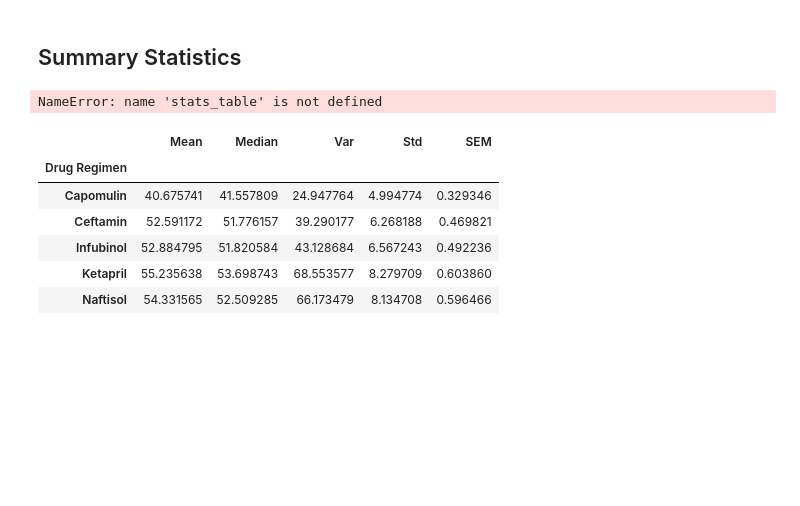
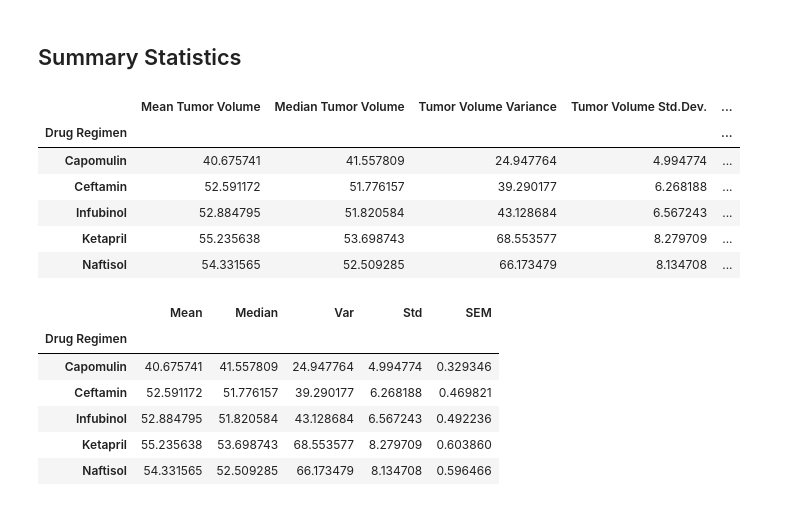
Before and after one commit to Dference/Pymaceuticals, a Jupyter notebook: pymaceuticals_challenge.ipynb, the cells around one changed output. Saved outputs shown, nothing was run; the diff lists cells and outputs as text; code cells hidden in the pictures; blank space fills up the shorter version.

```diff
--- a/pymaceuticals_challenge.ipynb
+++ b/pymaceuticals_challenge.ipynb
@@ -88,21 +88,34 @@ updated_count
 ## Summary Statistics
 # %%
 # Generate a summary statistics table of mean, median, variance, standard deviation, and SEM of the tumor volume for each regimen
-
 # Use groupby and summary statistical methods to calculate the following properties of each drug regimen:
 # mean, median, variance, standard deviation, and SEM of the tumor volume.
+
 mean = clean_data.groupby('Drug Regimen')['Tumor Volume (mm3)'].mean()
 median = clean_data.groupby('Drug Regimen')['Tumor Volume (mm3)'].median()
 variance = clean_data.groupby('Drug Regimen')['Tumor Volume (mm3)'].var()
 deviation = clean_data.groupby('Drug Regimen')['Tumor Volume (mm3)'].std()
 std_err = clean_data.groupby('Drug Regimen')['Tumor Volume (mm3)'].sem()
 
+# Create a dictionary from the provided data
+data = {'Mean Tumor Volume': mean, 'Median Tumor Volume': median, 'Tumor Volume Variance': variance,
+        'Tumor Volume Std.Dev.': deviation, 'Tumor Volume Std.Err.': std_err}
+
+# Create a DataFrame from the dictionary
+stats_table = pd.DataFrame(data)
+
 # Name the columns
 stats_table.columns = ['Mean Tumor Volume', 'Median Tumor Volume', 'Tumor Volume Variance', 'Tumor Volume Std.Dev.', 'Tumor Volume Std.Err.']
 
 stats_table.head()
 # %% [output]
-NameError: name 'stats_table' is not defined
+|  | Mean Tumor Volume | Median Tumor Volume | Tumor Volume Variance | Tumor Volume Std.Dev. | ... |
+| Drug Regimen |  |  |  |  | ... |
+| Capomulin | 40.675741 | 41.557809 | 24.947764 | 4.994774 | ... |
+| Ceftamin | 52.591172 | 51.776157 | 39.290177 | 6.268188 | ... |
+| Infubinol | 52.884795 | 51.820584 | 43.128684 | 6.567243 | ... |
+| Ketapril | 55.235638 | 53.698743 | 68.553577 | 8.279709 | ... |
+| Naftisol | 54.331565 | 52.509285 | 66.173479 | 8.134708 | ... |
 # %%
 # A more advanced method to generate a summary statistics table of mean, median, variance, standard deviation,
 # and SEM of the tumor volume for each regimen (only one method is required in the solution)
```
Also changed, not shown: parts of 3 cells of this notebook, 1 other file.
